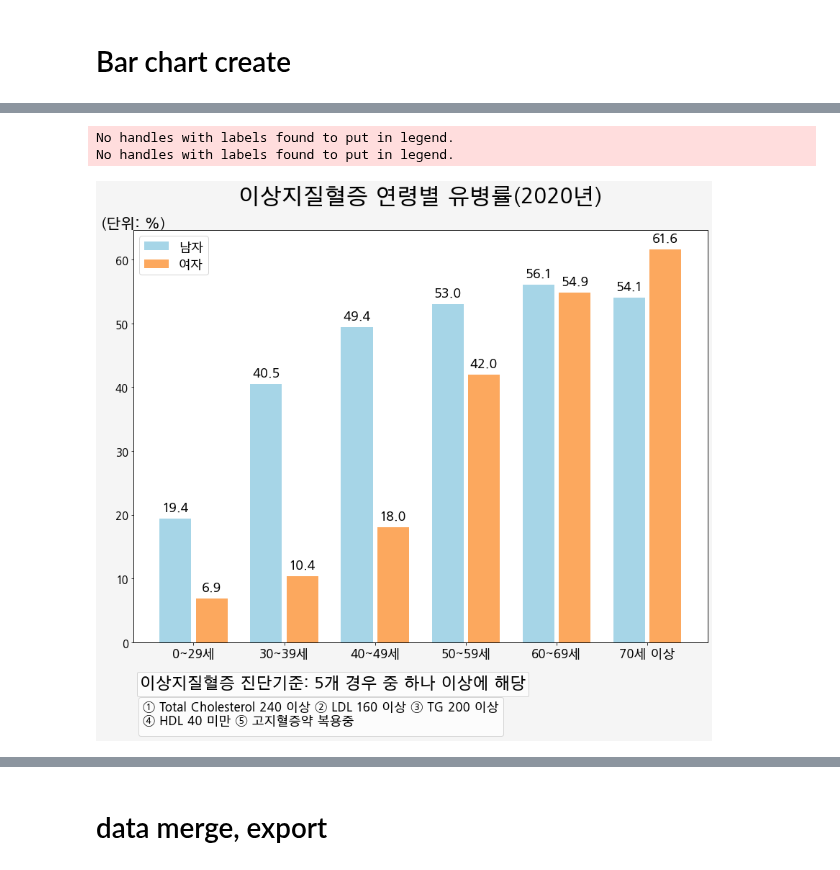
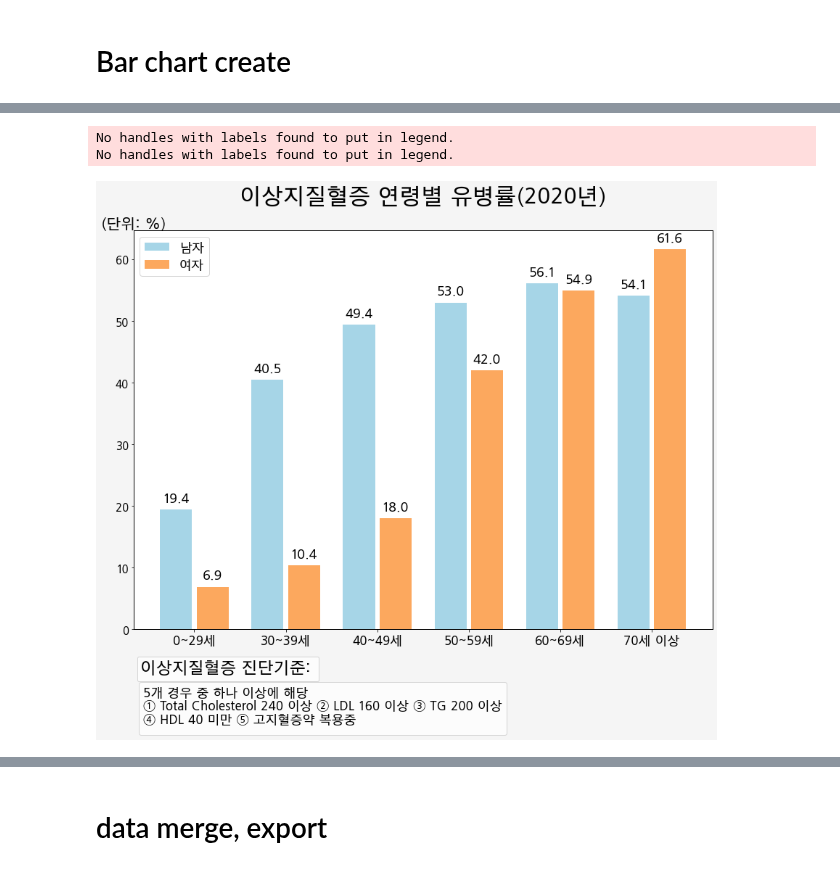
Before and after one commit to juseful/FactSheet2020, a Jupyter notebook: 02_질환별_03이상지질혈증.ipynb, the cells around one changed output, grey strips where cells are left out. Drawn from its saved outputs; the diff is of its cells as text; code cells hidden in the pictures.

```diff
--- a/02_질환별_03이상지질혈증.ipynb
+++ b/02_질환별_03이상지질혈증.ipynb
@@ -279,35 +524,35 @@ def autolabel(rects):
 
 autolabel(rects1)
 autolabel(rects2)
 
 # multiple legend
 def twinx(self):
     ax2 = self._make_twin_axes(sharex=self)
     # ax2.yaxis.tick_right()
     ax2.yaxis.set_visible(False)
     # ax2.yaxis.set_label_position('right')
     # ax2.yaxis.set_offset_position('right')
     ax2.set_autoscalex_on(self.get_autoscalex_on())
     self.yaxis.tick_left()
     ax2.xaxis.set_visible(False)
     ax2.patch.set_visible(False)
     return ax2
 
 ax2 = twinx(ax)
 ax3 = twinx(ax)
-lg1 = ax2.legend(bbox_to_anchor=(0,-0.14), title='이상지질혈증 진단기준: 5개 경우 중 하나 이상에 해당', title_fontsize = 22 ,ncol=1  ,loc='lower left')
-lg2 = ax3.legend(bbox_to_anchor=(0,-0.24), title='① Total Cholesterol 240 이상 ② LDL 160 이상 ③ TG 200 이상\n④ HDL 40 미만 ⑤ 고지혈증약 복용중', title_fontsize = 17 ,ncol=1,loc='lower left' ,fontsize=15)
+lg1 = ax2.legend(bbox_to_anchor=(0,-0.14), title='이상지질혈증 진단기준: ', title_fontsize = 22 ,ncol=1  ,loc='lower left')
+lg2 = ax3.legend(bbox_to_anchor=(0,-0.278), title='5개 경우 중 하나 이상에 해당\n① Total Cholesterol 240 이상 ② LDL 160 이상 ③ TG 200 이상\n④ HDL 40 미만 ⑤ 고지혈증약 복용중', title_fontsize = 17 ,ncol=1,loc='lower left' ,fontsize=15)
 
 fig.tight_layout()
 
-plt.savefig("{}/dysl_total_mf.png".format(workdir)
+plt.savefig("{}/02_03이상지질혈증_02연령별유병률.png".format(workdir[:-5])
             ,bbox_extra_artists=(lg1,lg2)
             ,bbox_inches='tight'
             )
 
 plt.show()
 # %% [output]
 No handles with labels found to put in legend.
 No handles with labels found to put in legend.
-[figure, old version]
+[figure, new version]
 # %%
```
Also changed, not shown: parts of 13 cells of this notebook.
